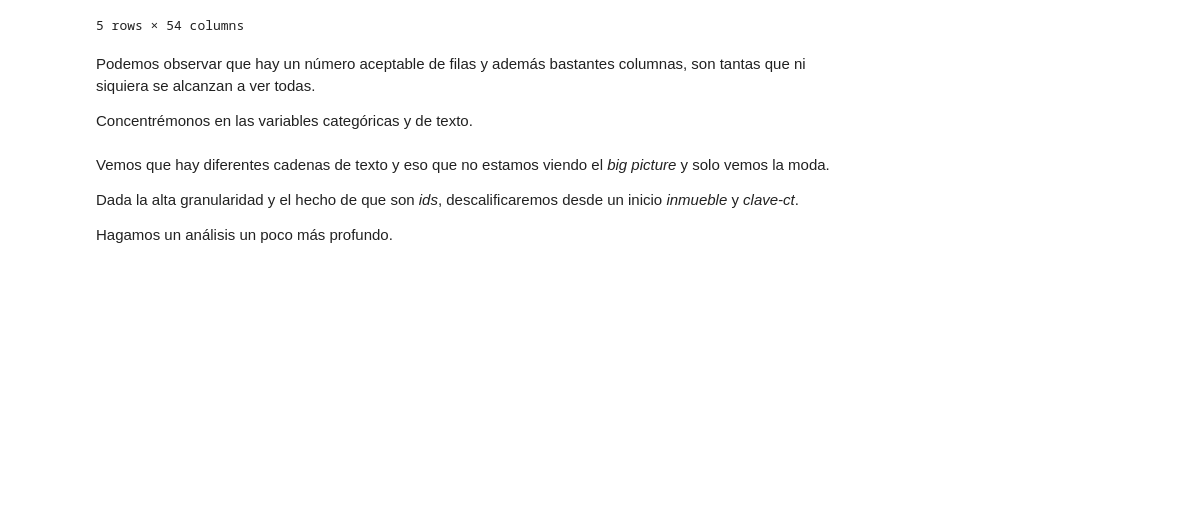
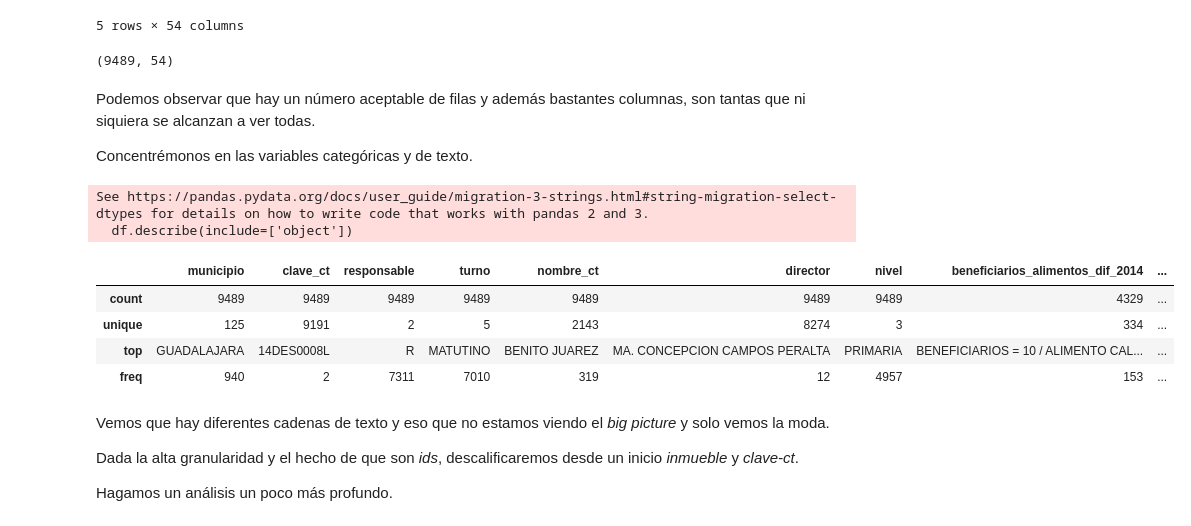
Before and after one commit to bielng/Data-Lab, a Jupyter notebook: 3,0_clase_202206.ipynb, the cells around one changed output. Cells and saved outputs as stored; diff of their text form; code cells hidden in the pictures; blank space fills up the shorter version.

```diff
--- a/3,0_clase_202206.ipynb
+++ b/3,0_clase_202206.ipynb
@@ -47,9 +47,23 @@ df.head()
 | 1406855A | AHUALULCO DE MERCADO | 14EPR0014B | R | MATUTINO | JOSE MA MERCADO | MARIA CONSEPCION PINZON RODRIGUEZ | PRIMARIA | 289 | 12 | 12 | ... |
 5 rows × 54 columns
+# %%
+df.shape
+# %% [output]
+(9489, 54)
 # %% [markdown]
 Podemos observar que hay un número aceptable de filas y además bastantes columnas, son tantas que ni siquiera se alcanzan a ver todas.
 
 Concentrémonos en las variables categóricas y de texto.
+# %%
+df.describe(include=['object'])
+# %% [output]
+See https://pandas.pydata.org/docs/user_guide/migration-3-strings.html#string-migration-select-dtypes for details on how to write code that works with pandas 2 and 3.
+  df.describe(include=['object'])
+|  | municipio | clave_ct | responsable | turno | nombre_ct | director | nivel | beneficiarios_alimentos_dif_2014 | ... |
+| count | 9489 | 9489 | 9489 | 9489 | 9489 | 9489 | 9489 | 4329 | ... |
+| unique | 125 | 9191 | 2 | 5 | 2143 | 8274 | 3 | 334 | ... |
+| top | GUADALAJARA | 14DES0008L | R | MATUTINO | BENITO JUAREZ | MA. CONCEPCION CAMPOS PERALTA | PRIMARIA | BENEFICIARIOS = 10 / ALIMENTO CAL... | ... |
+| freq | 940 | 2 | 7311 | 7010 | 319 | 12 | 4957 | 153 | ... |
 # %% [markdown]
 Vemos que hay diferentes cadenas de texto y eso que no estamos viendo el _big picture_ y solo vemos la moda.
 
```
Also changed, not shown: parts of 6 cells of this notebook.
